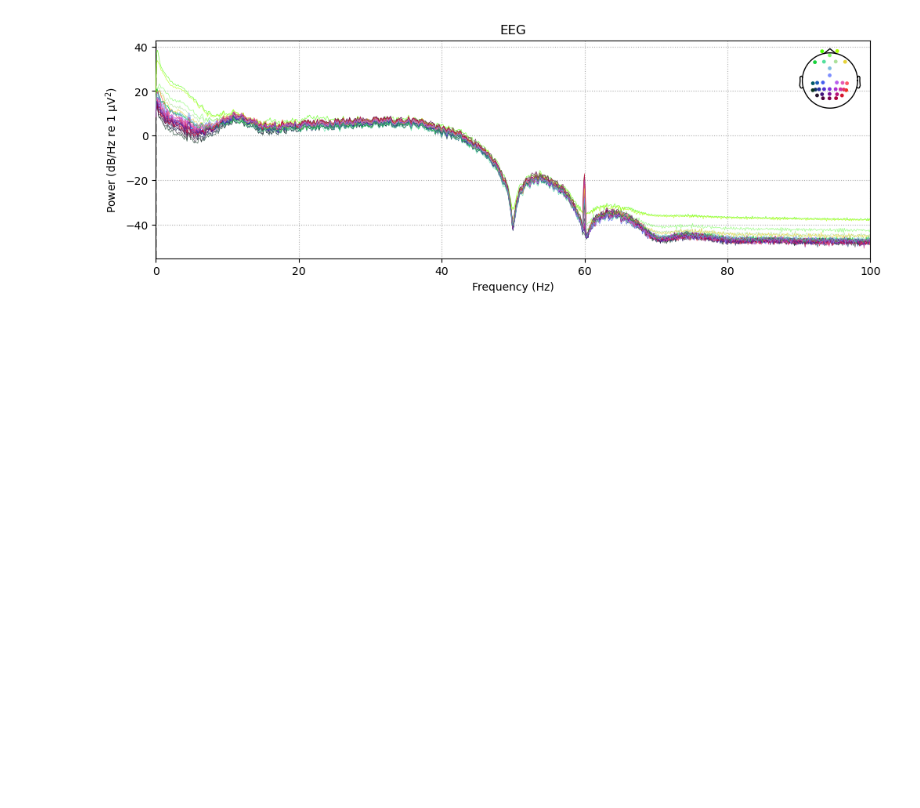
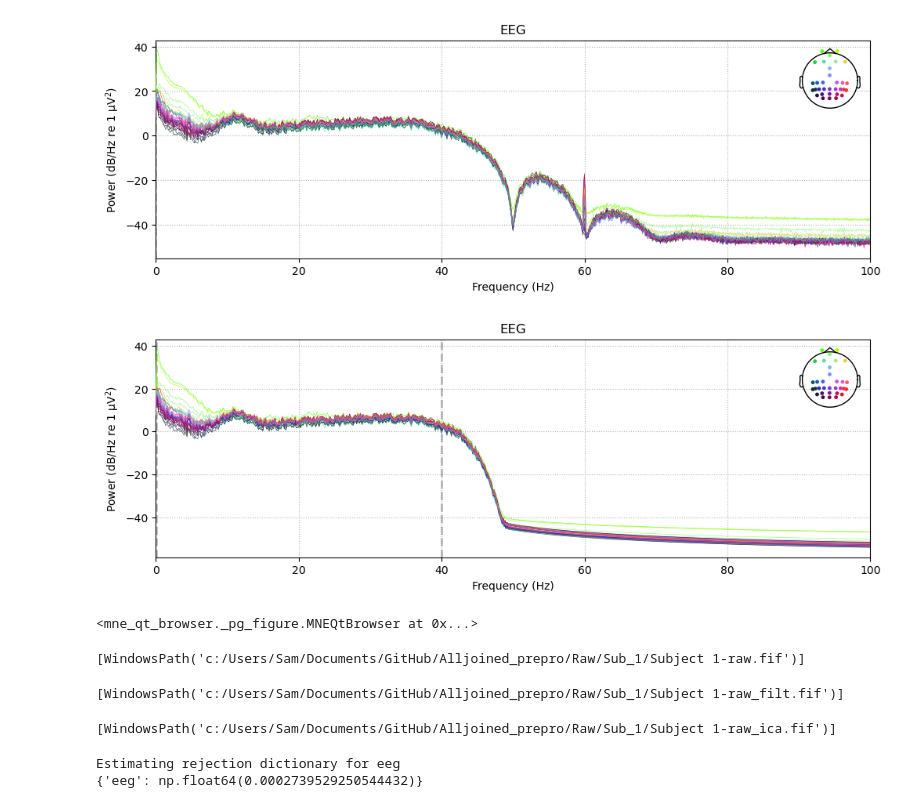
Before and after one commit to neurolawal/Alljoined_prepro, a Jupyter notebook: Preprocessing.ipynb, the cells around one changed output. Drawn from its saved outputs; the diff is of its cells as text; code cells hidden in the pictures; blank space fills up the shorter version.

Commit message:
filtering and ICA

```diff
--- a/Preprocessing.ipynb
+++ b/Preprocessing.ipynb
@@ -167,8 +171,28 @@ raw.plot_psd(fmax=100);
 # %% [output]
 [figure]
 # %%
-# set parameters
+# set filter parameters
 low_cut = 0.1
-hi_cut = 30
+hi_cut = 40
 
 raw_filt = raw.copy().filter(low_cut, hi_cut)
+# %%
+raw_filt.plot_psd(fmax=100);
+# %% [output]
+[figure, added]
+# %%
+raw_filt.plot(start=15, duration=5)
+# %% [output]
+<mne_qt_browser._pg_figure.MNEQtBrowser at 0x...>
+# %%
+# save raw data
+raw.save('Raw/Sub_1/Subject 1' + '-raw.fif',
+            overwrite=True)
+# %% [output]
+[WindowsPath('c:/Users/Sam/Documents/GitHub/Alljoined_prepro/Raw/Sub_1/Subject 1-raw.fif')]
+# %%
+# save filtered data
+raw_filt.save('Raw/Sub_1/Subject 1' + '-raw_filt.fif',
+            overwrite=True)
+# %% [output]
+[WindowsPath('c:/Users/Sam/Documents/GitHub/Alljoined_prepro/Raw/Sub_1/Subject 1-raw_filt.fif')]
@@ -174,0 +207,6 @@ raw_filt = raw.copy().filter(low_cut, hi_cut)
+# %%
+# save ICA data
+raw_ica.save('Raw/Sub_1/Subject 1' + '-raw_ica.fif',
+            overwrite=True)
+# %% [output]
+[WindowsPath('c:/Users/Sam/Documents/GitHub/Alljoined_prepro/Raw/Sub_1/Subject 1-raw_ica.fif')]
@@ -174,0 +220,10 @@ raw_filt = raw.copy().filter(low_cut, hi_cut)
+# %%
+# Set autoreject threshold
+
+from autoreject import get_rejection_threshold
+
+reject = get_rejection_threshold(epochs_ica);
+print(reject)
+# %% [output]
+Estimating rejection dictionary for eeg
+{'eeg': np.float64(0.0002739529250544432)}
```
Also changed, not shown: parts of 11 cells of this notebook, 4 other files.
